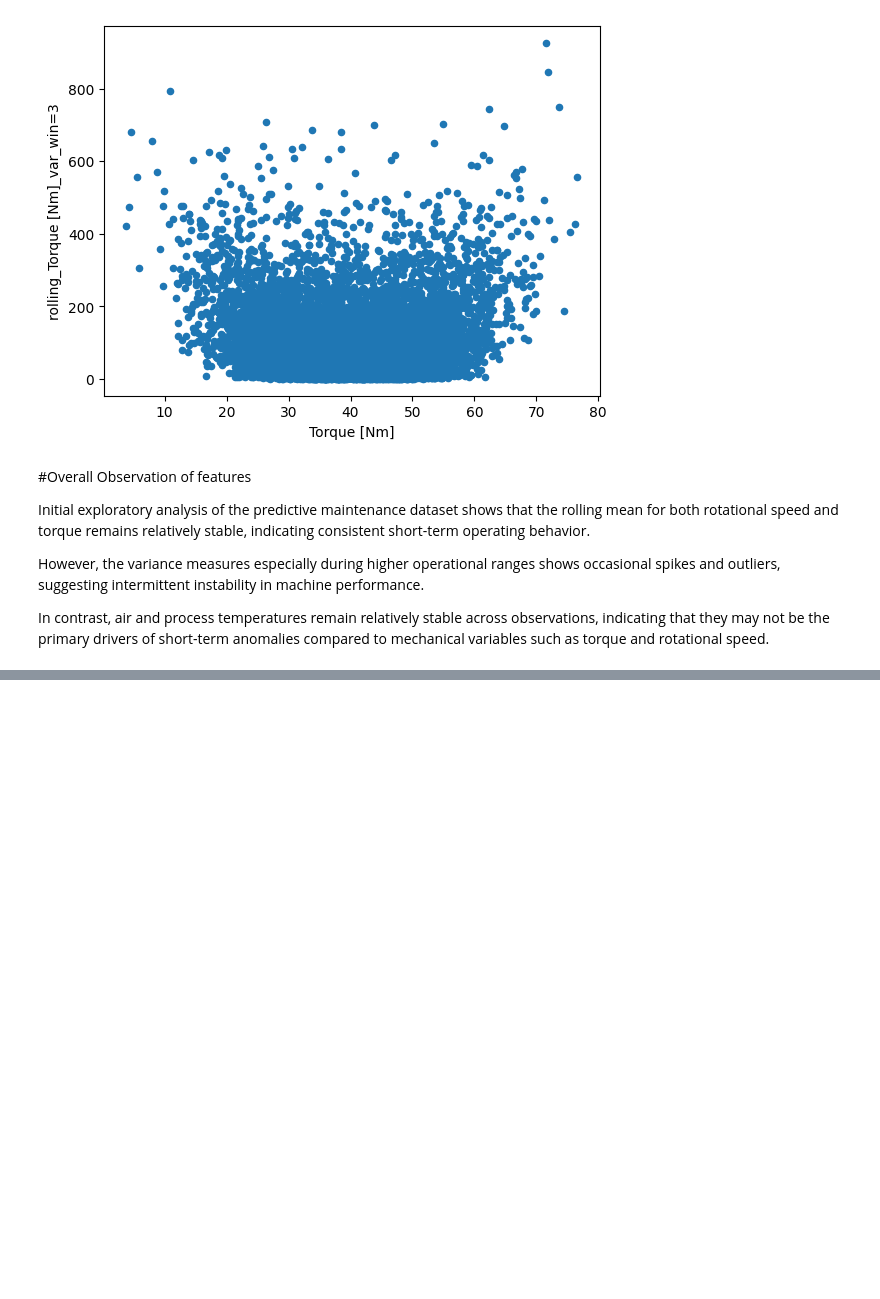
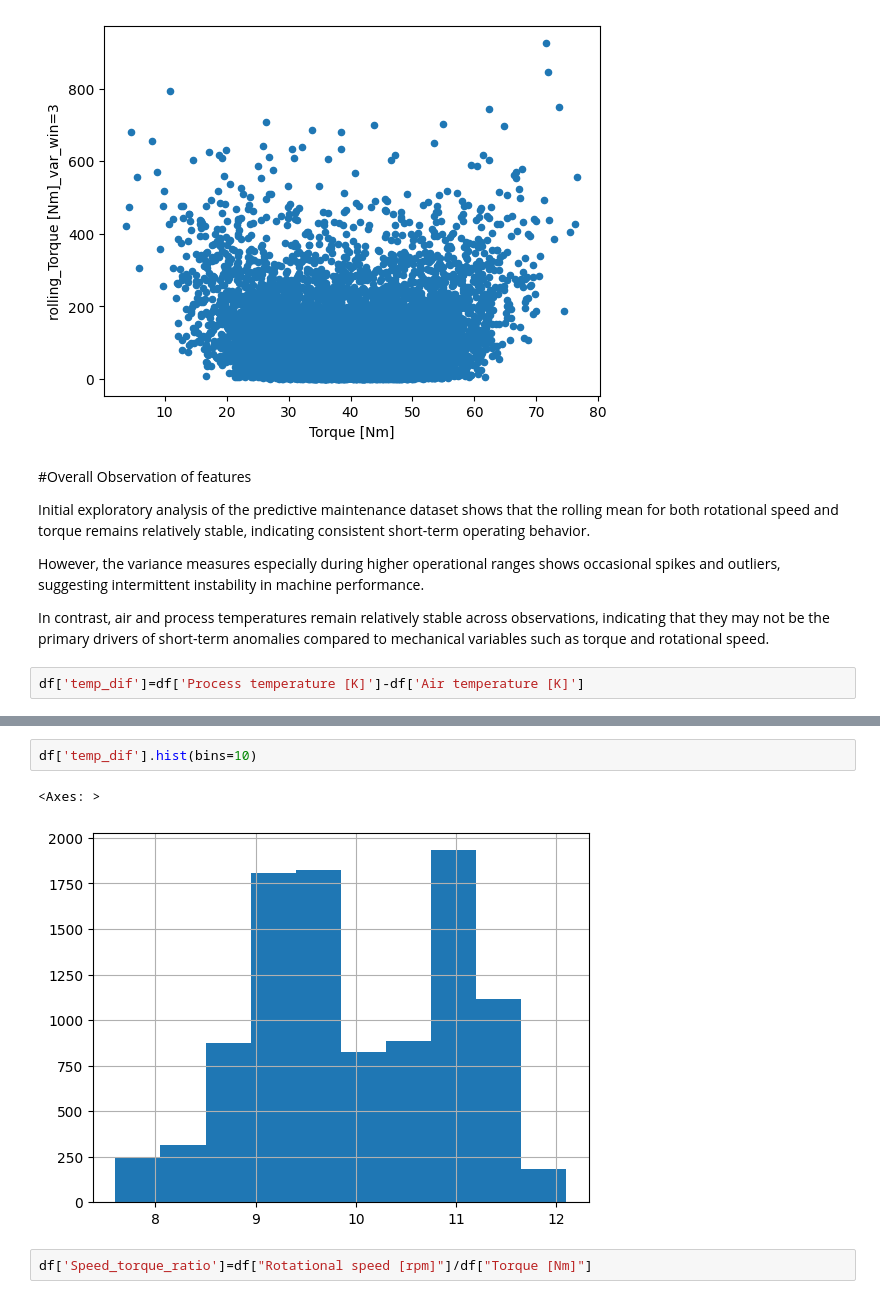
Before and after one commit to abinayasundaramoorthi/Predictive-maintenence-iot, a Jupyter notebook: feature_engineering.ipynb, the cells around one changed output, grey strips where cells are left out. Cells and saved outputs as stored; diff of their text form; blank space fills up the shorter version.

Commit message:
Added new features such as Added temperature difference, speed-torque ratio, and stress index

```diff
--- a/feature_engineering.ipynb
+++ b/feature_engineering.ipynb
@@ -233,3 +231,5 @@ Initial exploratory analysis of the predictive maintenance dataset shows that th
 However, the variance measures especially during higher operational ranges shows  occasional spikes and outliers, suggesting intermittent instability in machine performance.
 
 In contrast, air and process temperatures remain relatively stable across observations, indicating that they may not be the primary drivers of short-term anomalies compared to mechanical variables such as torque and rotational speed.
+# %%
+df['temp_dif']=df['Process temperature [K]']-df['Air temperature [K]']
@@ -235,0 +248,7 @@ In contrast, air and process temperatures remain relatively stable across observ
+# %%
+df['temp_dif'].hist(bins=10)
+# %% [output]
+<Axes: >
+[figure, added]
+# %%
+df['Speed_torque_ratio']=df["Rotational speed [rpm]"]/df["Torque [Nm]"]
```
Also changed, not shown: parts of 8 cells of this notebook.
